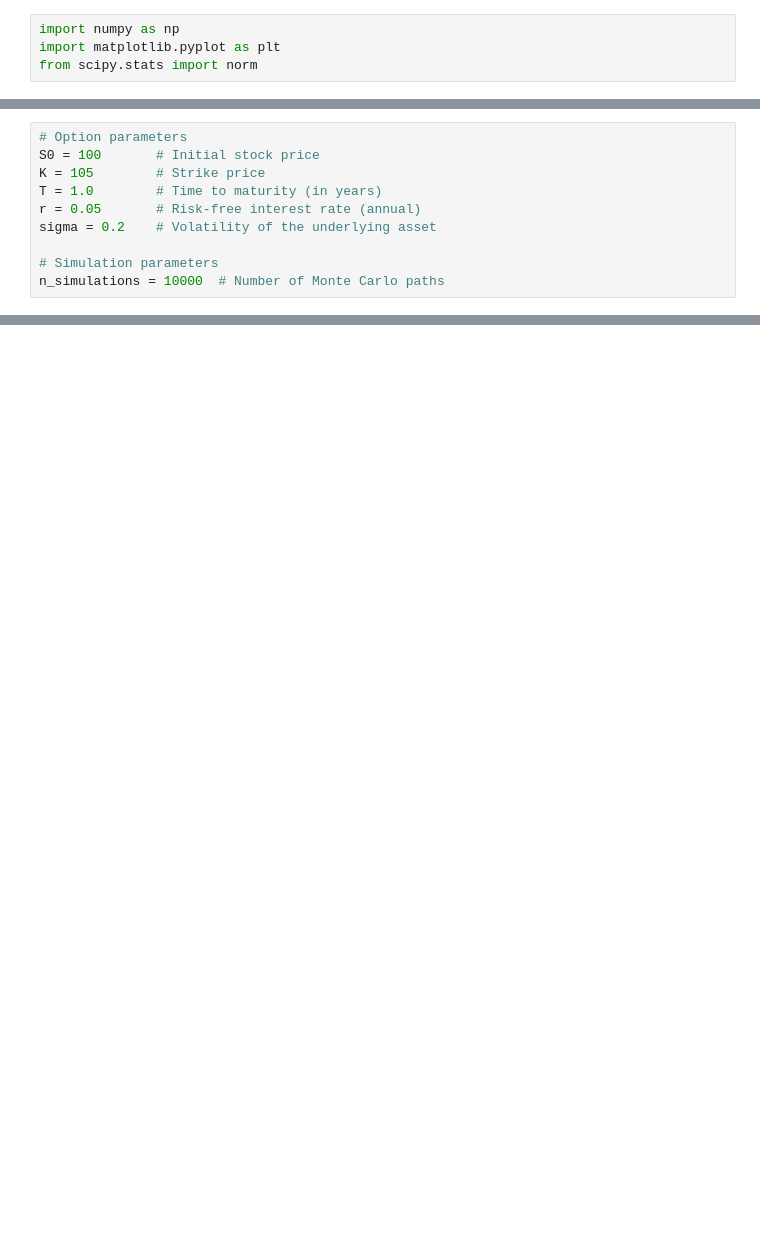
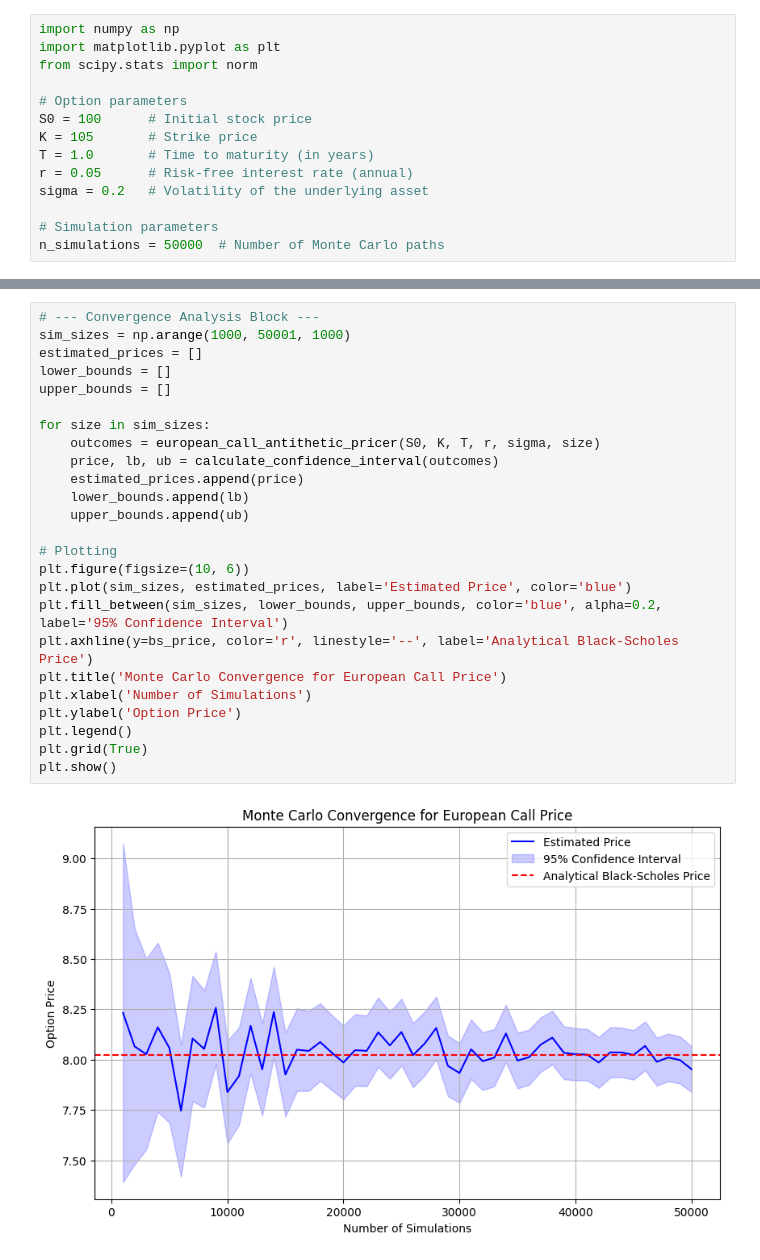
Before and after one commit to MMillward2012/options-pricing-monte-carlo, a Jupyter notebook: notebooks/main.ipynb, the cells around one changed output, grey strips where cells are left out. Saved outputs shown, nothing was run; the diff lists cells and outputs as text; blank space fills up the shorter version.

```diff
--- a/notebooks/main.ipynb
+++ b/notebooks/main.ipynb
@@ -17,3 +8,13 @@ We simulate thousands of potential future stock price paths, compute the payoff
 import numpy as np
 import matplotlib.pyplot as plt
 from scipy.stats import norm
+
+# Option parameters
+S0 = 100      # Initial stock price
+K = 105       # Strike price
+T = 1.0       # Time to maturity (in years)
+r = 0.05      # Risk-free interest rate (annual)
+sigma = 0.2   # Volatility of the underlying asset
+
+# Simulation parameters
+n_simulations = 50000  # Number of Monte Carlo paths
@@ -22,10 +20,0 @@ from scipy.stats import norm
-# %%
-# Option parameters
-S0 = 100       # Initial stock price
-K = 105        # Strike price
-T = 1.0        # Time to maturity (in years)
-r = 0.05       # Risk-free interest rate (annual)
-sigma = 0.2    # Volatility of the underlying asset
-
-# Simulation parameters
-n_simulations = 10000  # Number of Monte Carlo paths
@@ -31,0 +118,27 @@ n_simulations = 10000  # Number of Monte Carlo paths
+# %%
+# --- Convergence Analysis Block ---
+sim_sizes = np.arange(1000, 50001, 1000)
+estimated_prices = []
+lower_bounds = []
+upper_bounds = []
+
+for size in sim_sizes:
+    outcomes = european_call_antithetic_pricer(S0, K, T, r, sigma, size)
+    price, lb, ub = calculate_confidence_interval(outcomes)
+    estimated_prices.append(price)
+    lower_bounds.append(lb)
+    upper_bounds.append(ub)
+
+# Plotting
+plt.figure(figsize=(10, 6))
+plt.plot(sim_sizes, estimated_prices, label='Estimated Price', color='blue')
+plt.fill_between(sim_sizes, lower_bounds, upper_bounds, color='blue', alpha=0.2, label='95% Confidence Interval')
+plt.axhline(y=bs_price, color='r', linestyle='--', label='Analytical Black-Scholes Price')
+plt.title('Monte Carlo Convergence for European Call Price')
+plt.xlabel('Number of Simulations')
+plt.ylabel('Option Price')
+plt.legend()
+plt.grid(True)
+plt.show()
+# %% [output]
+[figure, added]
```
Also changed, not shown: parts of 18 cells of this notebook.
